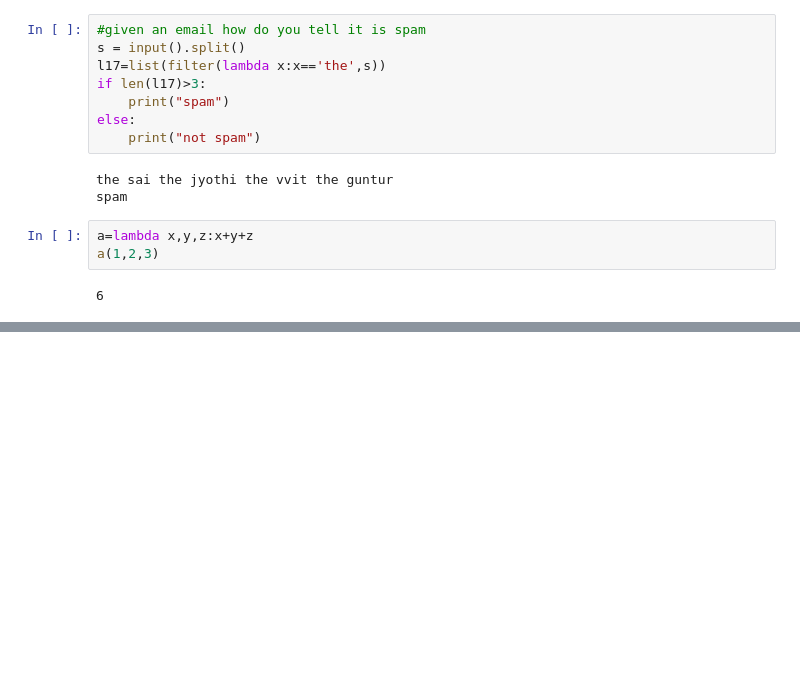
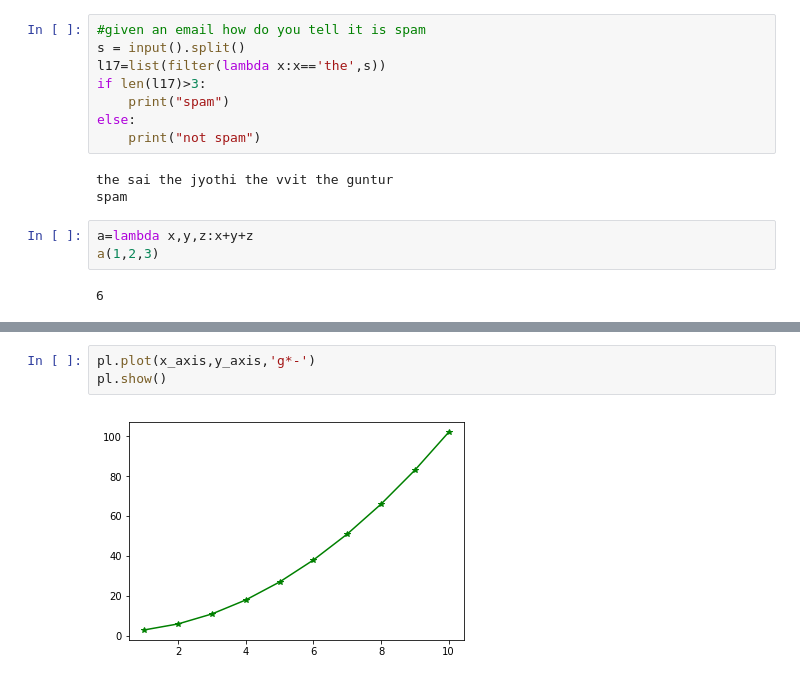
Before and after one commit to saijyothiy/python, a Jupyter notebook: jp1.ipynb, the cells around one changed output, grey strips where cells are left out. Drawn from its saved outputs; the diff is of its cells as text; blank space fills up the shorter version.

```diff
--- a/jp1.ipynb
+++ b/jp1.ipynb
@@ -1075,0 +1871,5 @@ a(1,2,3)
+# %%
+pl.plot(x_axis,y_axis,'g*-')
+pl.show()
+# %% [output]
+[figure, added]
```
Also changed, not shown: parts of 125 cells of this notebook, 1 other file.
